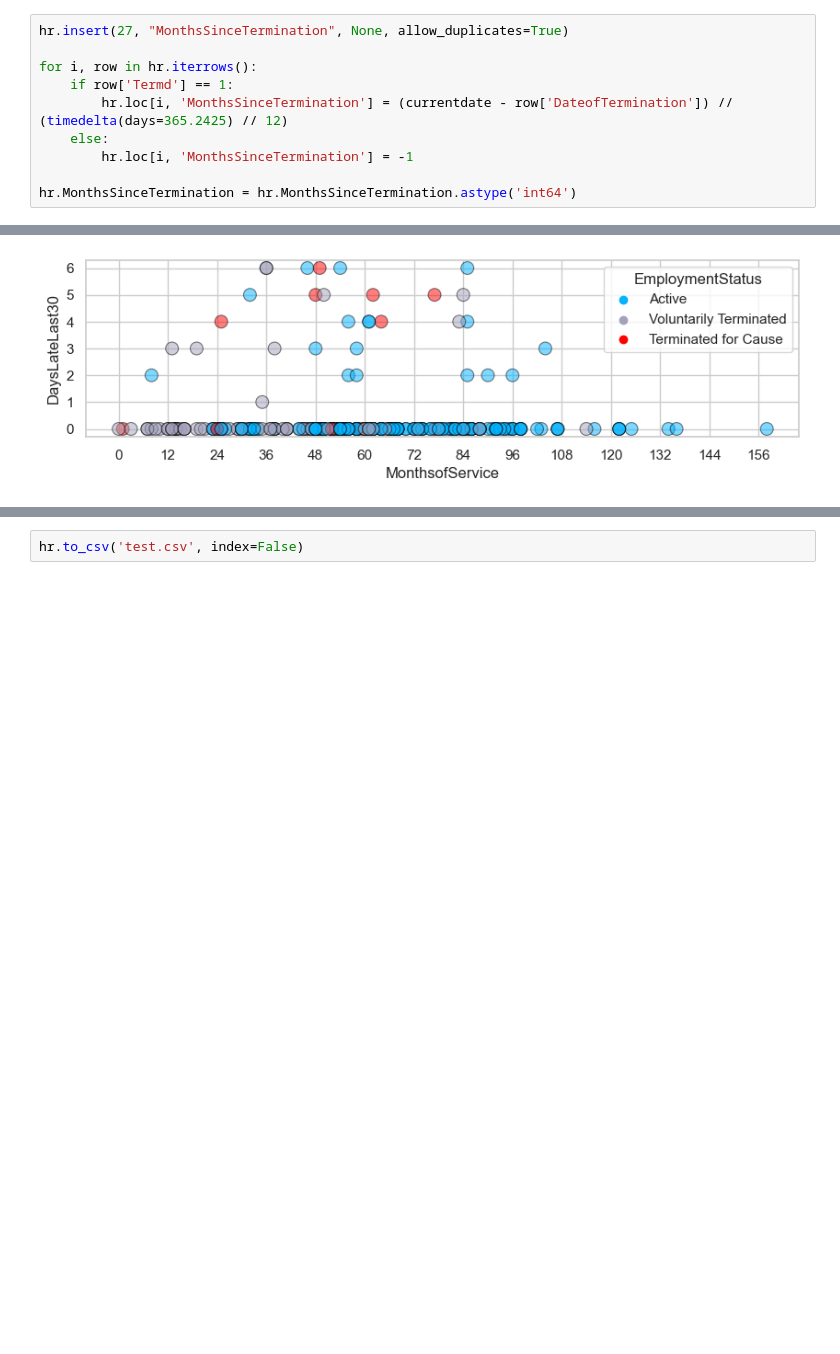
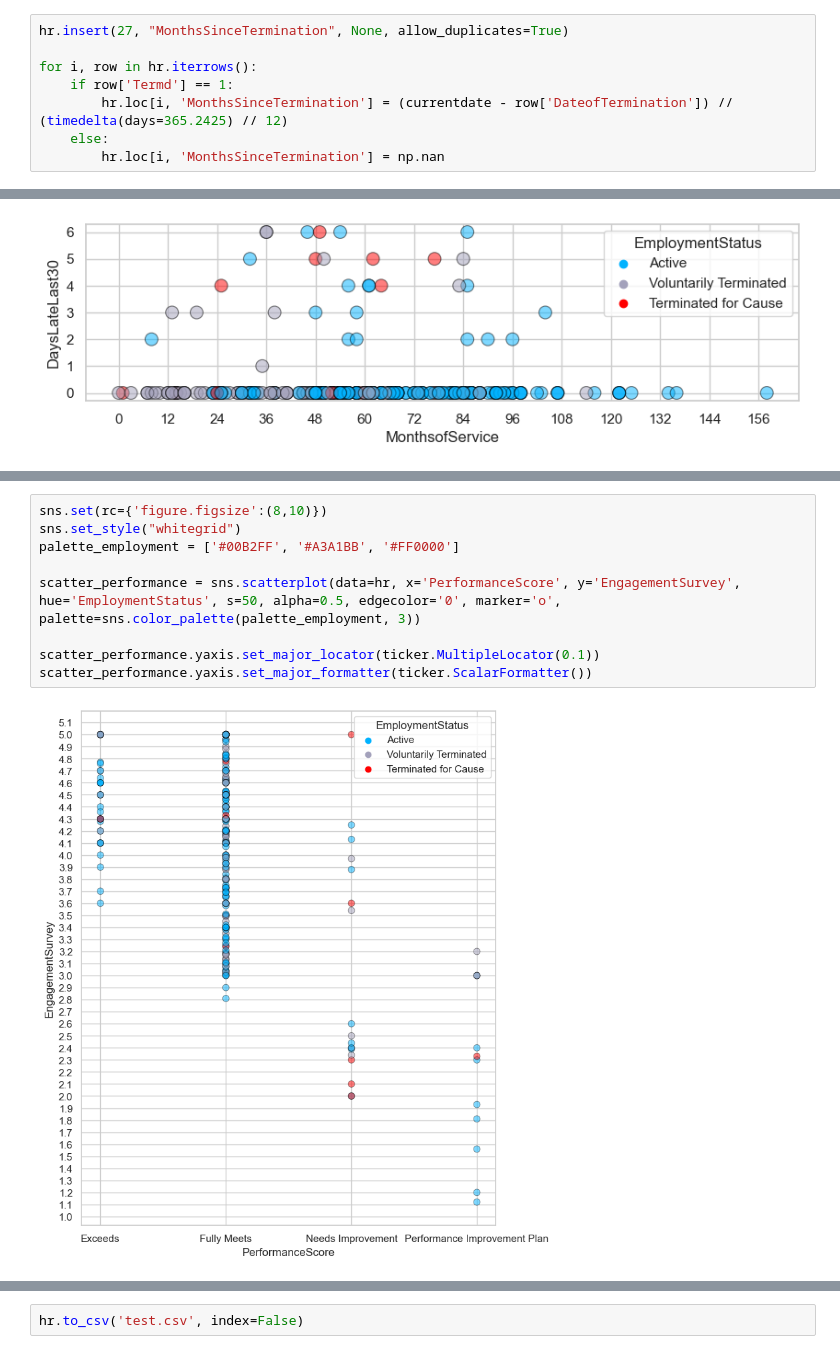
Before and after one commit to makuharistudio/data-visualisation-datasets, a Jupyter notebook: Human Resources/Human Resources.ipynb, the cells around one changed output, grey strips where cells are left out. Saved outputs shown, nothing was run; the diff lists cells and outputs as text; blank space fills up the shorter version.

```diff
--- a/Human Resources/Human Resources.ipynb
+++ b/Human Resources/Human Resources.ipynb
@@ -415,6 +415,4 @@ for i, row in hr.iterrows():
     if row['Termd'] == 1:
         hr.loc[i, 'MonthsSinceTermination'] = (currentdate - row['DateofTermination']) // (timedelta(days=365.2425) // 12)
     else:
-        hr.loc[i, 'MonthsSinceTermination'] = -1
-
-hr.MonthsSinceTermination = hr.MonthsSinceTermination.astype('int64')
+        hr.loc[i, 'MonthsSinceTermination'] = np.nan
@@ -1100,0 +992,11 @@ memory usage: 110.1+ KB
+# %%
+sns.set(rc={'figure.figsize':(8,10)})
+sns.set_style("whitegrid")
+palette_employment = ['#00B2FF', '#A3A1BB', '#FF0000']
+
+scatter_performance = sns.scatterplot(data=hr, x='PerformanceScore', y='EngagementSurvey', hue='EmploymentStatus', s=50, alpha=0.5, edgecolor='0', marker='o', palette=sns.color_palette(palette_employment, 3))
+
+scatter_performance.yaxis.set_major_locator(ticker.MultipleLocator(0.1))
+scatter_performance.yaxis.set_major_formatter(ticker.ScalarFormatter())
+# %% [output]
+[figure, added]
```
Also changed, not shown: parts of 16 cells of this notebook.
